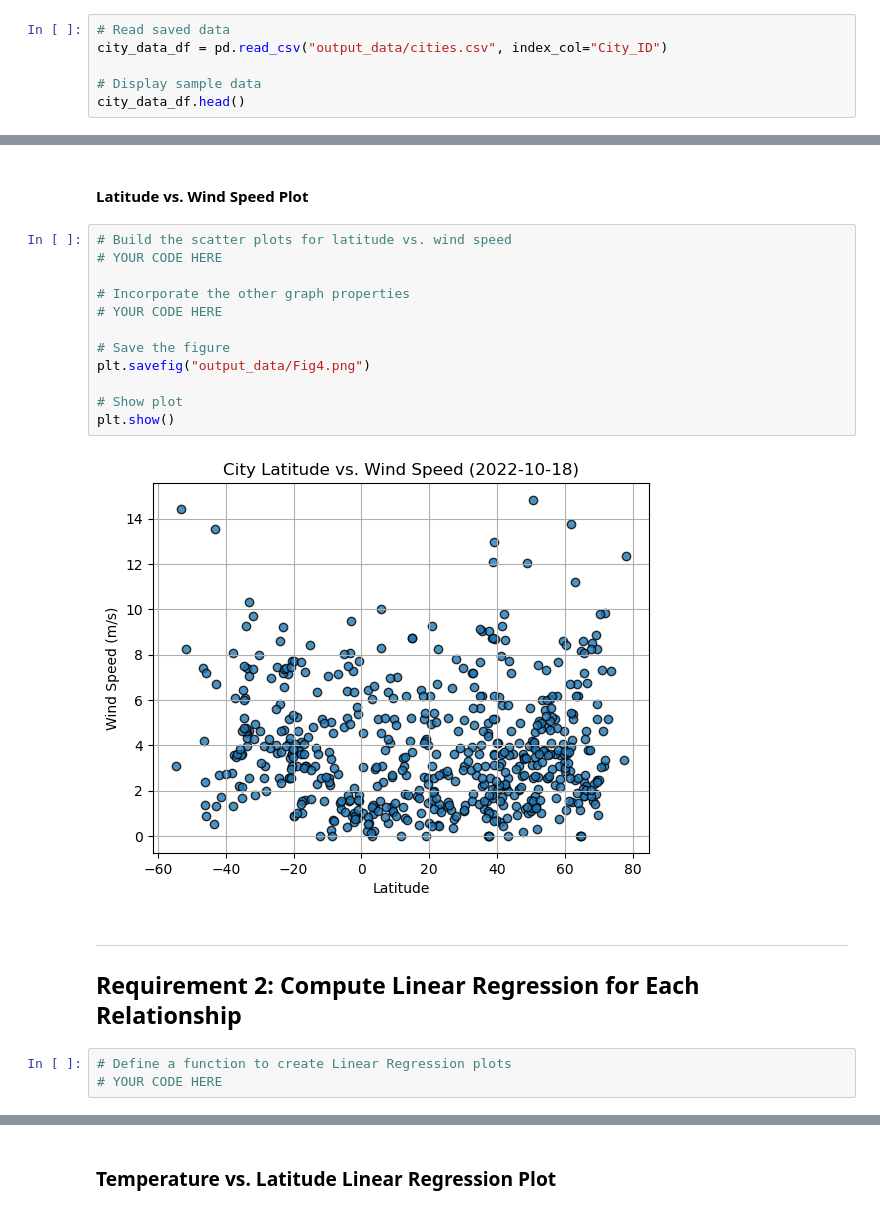
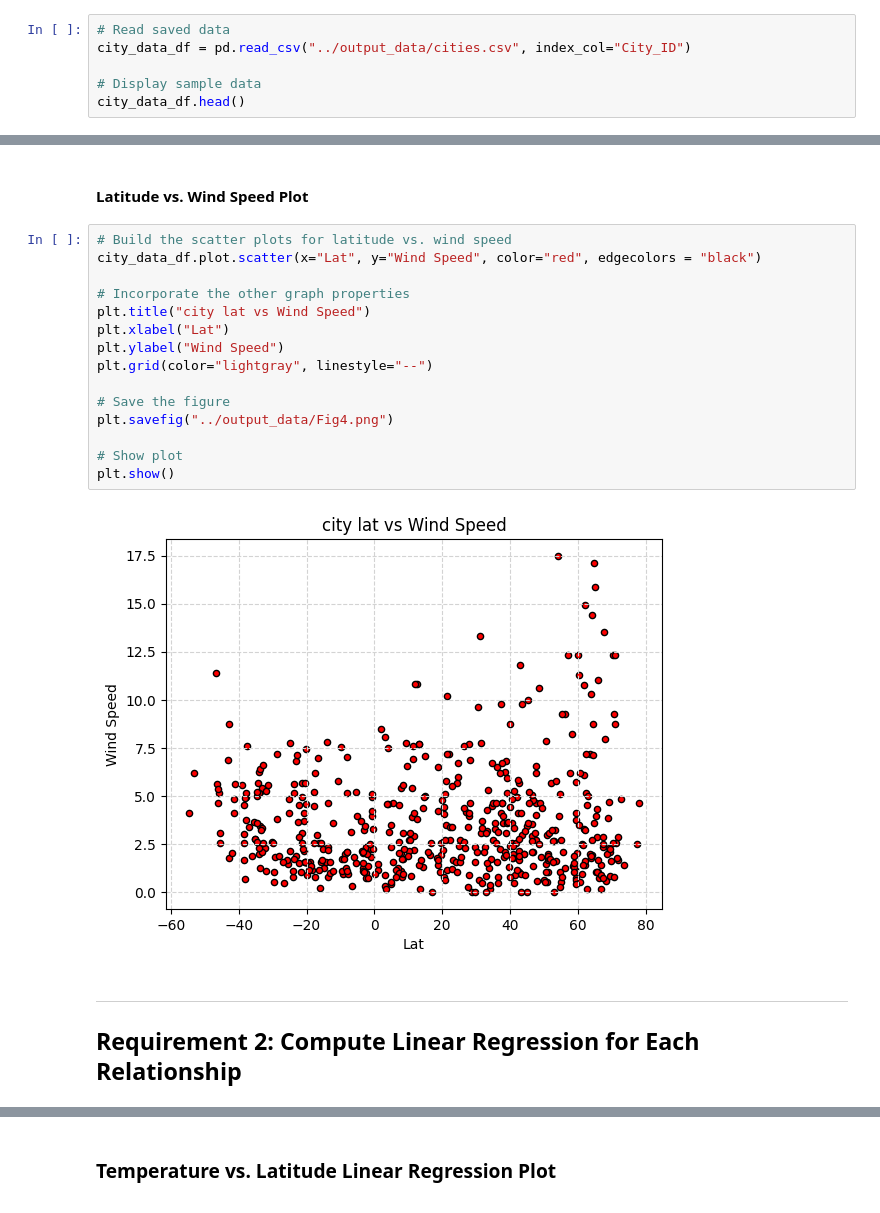
Before and after one commit to treysl/python-api-challenge, a Jupyter notebook: Starter_Code/Starter_Code/starter_code/WeatherPy.ipynb, the cells around one changed output, grey strips where cells are left out. Saved outputs shown, nothing was run; the diff lists cells and outputs as text.

```diff
--- a/Starter_Code/Starter_Code/starter_code/WeatherPy.ipynb
+++ b/Starter_Code/Starter_Code/starter_code/WeatherPy.ipynb
@@ -159,6 +175,6 @@ city_data_df.to_csv("output_data/cities.csv", index_label="City_ID")
 # %%
 # Read saved data
-city_data_df = pd.read_csv("output_data/cities.csv", index_col="City_ID")
+city_data_df = pd.read_csv("../output_data/cities.csv", index_col="City_ID")
 
 # Display sample data
 city_data_df.head()
@@ -224,22 +251,22 @@ plt.show()
 #### Latitude vs. Wind Speed Plot
 # %%
 # Build the scatter plots for latitude vs. wind speed
-# YOUR CODE HERE
+city_data_df.plot.scatter(x="Lat", y="Wind Speed", color="red", edgecolors = "black")
 
 # Incorporate the other graph properties
-# YOUR CODE HERE
+plt.title("city lat vs Wind Speed")
+plt.xlabel("Lat")
+plt.ylabel("Wind Speed")
+plt.grid(color="lightgray", linestyle="--")
 
 # Save the figure
-plt.savefig("output_data/Fig4.png")
+plt.savefig("../output_data/Fig4.png")
 
 # Show plot
 plt.show()
 # %% [output]
-[figure, old version]
+[figure, new version]
 # %% [markdown]
 ---
 
 ## Requirement 2: Compute Linear Regression for Each Relationship
-# %%
-# Define a function to create Linear Regression plots
-# YOUR CODE HERE
```
Also changed, not shown: parts of 28 cells of this notebook, 5 other files.
